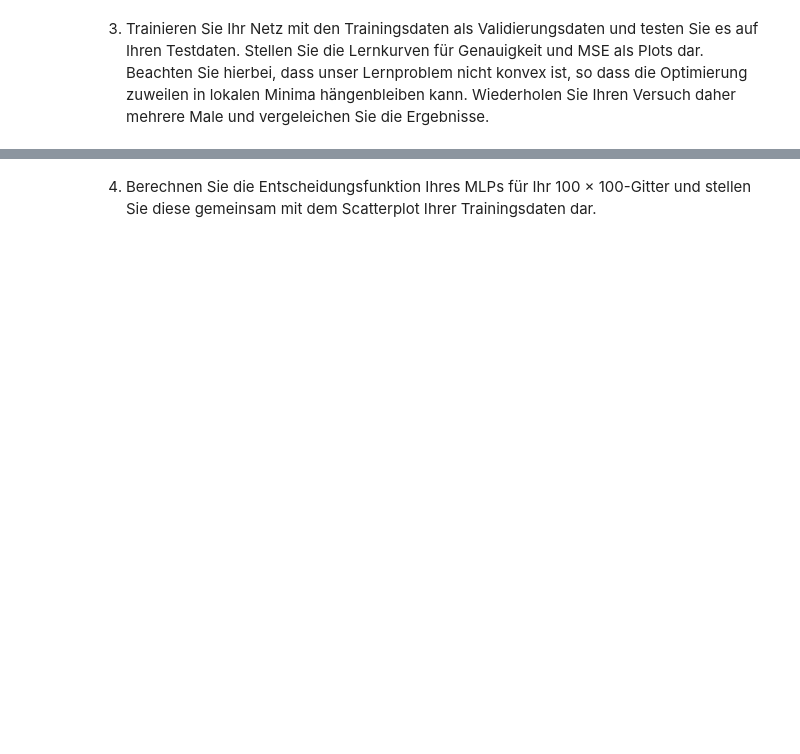
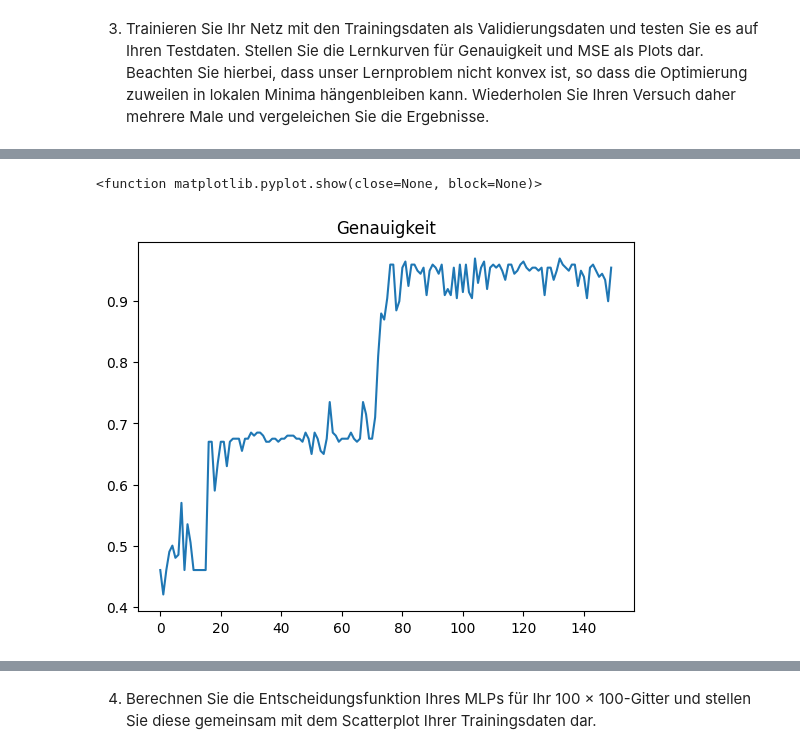
Before and after one commit to KrasserKai/Maschinelles-Lernen-Deep-Learning, a Jupyter notebook: dl-ex1/ex1.ipynb, the cells around one changed output, grey strips where cells are left out. Drawn from its saved outputs; the diff is of its cells as text; code cells hidden in the pictures; blank space fills up the shorter version.

```diff
--- a/dl-ex1/ex1.ipynb
+++ b/dl-ex1/ex1.ipynb
@@ -152,7 +154,7 @@ brauchen werden. Wichtig: arbeiten Sie im Folgenden nur mit diesen transformiert
 Designmatritzen, um korrekte Ergebnisse zu erhalten!
 # %%
 def BerechneNeuronenOutput(w, X):
-    return sigmoid(np.sum(w.T * X))
+    return sigmoid(np.dot(X, w.T))
 
 train_design_matrix = np.zeros((len(X_train), 2))
 for index, x in enumerate(X_train):
@@ -163,5 +165,3 @@ test_design_matrix = np.zeros((len(X_test), 2))
 for index, x in enumerate(X_test):
     test_design_matrix[index, 0] = BerechneNeuronenOutput(w1, x)
     test_design_matrix[index, 1] = BerechneNeuronenOutput(w2, x)
-
-train_design_matrix[:5,:]
@@ -178,8 +172,6 @@ index = 0
 for x in np.arange(-6, 6, step):
     for y in np.arange(-6, 6, step):
         input = np.array([x, y])
-        grid_design_matrix[0, index] = BerechneNeuronenOutput(w1[0], input)
-        grid_design_matrix[1, index] = BerechneNeuronenOutput(w2[1], input)
+        grid_design_matrix[0, index] = BerechneNeuronenOutput(w1, input)
+        grid_design_matrix[1, index] = BerechneNeuronenOutput(w2, input)
         index += 1
-
-grid_design_matrix
@@ -201,7 +188,7 @@ haben. Überprüfen Sie die Größen der sich daraus ergebenden Gewichtsmatritze
 Korrektheit.
 # %%
 mbs = 10                                        # Größe der Minibatches
-eta = 3.0                                       # Lernrate
+eta = 3                                       # Lernrate
 epochs = 150                                    # Anzahl Epochen
 sizes = [2, 2, 2, 1]        # Vierschichtiges MPL mit 2 Eingangs-, 2x2 versteckten und 1 Ausgangsneuronen
 num_layers = len(sizes)                         # Anzahl Schichten
@@ -311,6 +298,7 @@ def evaluate(x2, y2):
     correct = 0 # Anzahl korrekt klassifizierter Testbeispiele
     y_array = []
     y_pred_array = []
+    mse = 0
 
     # Gehe den Testdatensatz durch
     for i in range(0, x2.shape[0]):
@@ -325,20 +313,20 @@ def evaluate(x2, y2):
         y_pred_array.append(y_pred[0])
         y_array.append(y[0])
 
-        if y <= 0:
-          c = -1
+        if y <= 0.5:
+          c = 0
         else:
           c = 1
 
-        if y_pred <= 0:
-          c_pred = -1
+        if y_pred <= 0.5:
+          c_pred = 0
         else:
           c_pred = 1
 
         if c == c_pred:
             correct += 1
 
-    mse = np.nan_to_num(mean_squared_error(y_array, y_pred_array))
+    mse += 0.5*(y-y_pred)**2
 
     return correct, mse
 
@@ -368,6 +356,6 @@ def SGD(x0, y0, epochs, mini_batch_size, eta, x2, y2):
 
         # Gib Performance aus
         acc_val[j], mse[j] = evaluate(x2, y2)
-        print("Epoch {0}: {1} / {2}".format(j, acc_val[j], n_test))
+        print("Epoch {0}: {1} / {2} -- {3}".format(j, acc_val[j], n_test, mse[j]))
 
     return acc_val, mse
@@ -431,0 +405,8 @@ Epoch 149: 103.0 / 200
+# %%
+# Lernkurve der Genauigkeit darstellen
+plt.plot(acc_val / test_design_matrix.shape[0])
+plt.title("Genauigkeit")
+plt.show
+# %% [output]
+<function matplotlib.pyplot.show(close=None, block=None)>
+[figure, added]
```
Also changed, not shown: parts of 13 cells of this notebook.
